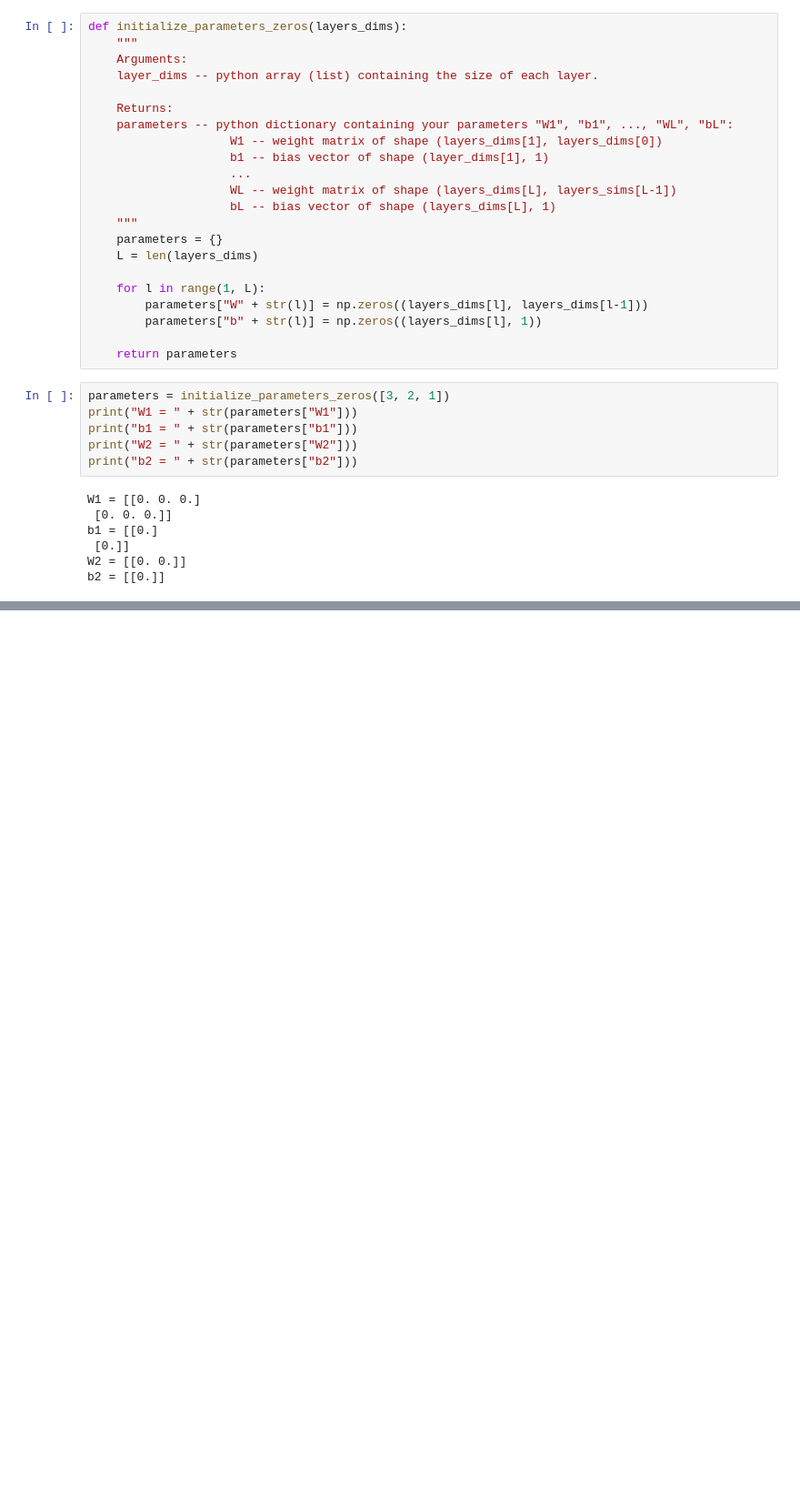
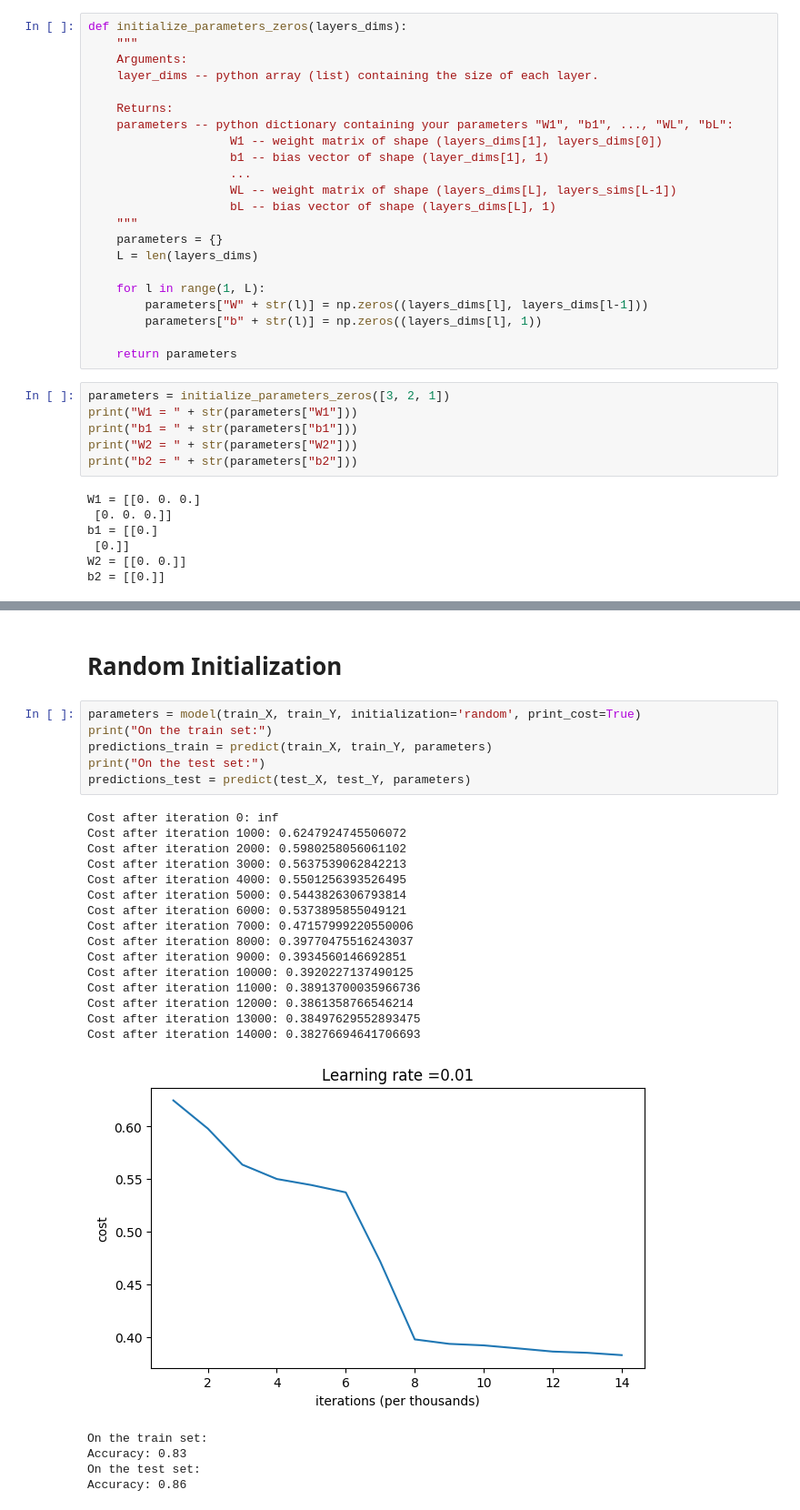
Before and after one commit to nevilleajim/deep_learning_tutorials, a Jupyter notebook: C2 - Improving Deep Neural Neural Networks/week 1/Initialization/initialization.ipynb, the cells around one changed output, grey strips where cells are left out. Shown at 91% size. Cells and saved outputs as stored; diff of their text form; blank space fills up the shorter version.

```diff
--- a/C2 - Improving Deep Neural Neural Networks/week 1/Initialization/initialization.ipynb
+++ b/C2 - Improving Deep Neural Neural Networks/week 1/Initialization/initialization.ipynb
@@ -102,0 +236,29 @@ def model(X, Y, learning_rate = 0.01, num_iterations = 15000, print_cost = False
+# %% [markdown]
+# Random Initialization
+# %%
+parameters = model(train_X, train_Y, initialization='random', print_cost=True)
+print("On the train set:")
+predictions_train = predict(train_X, train_Y, parameters)
+print("On the test set:")
+predictions_test = predict(test_X, test_Y, parameters)
+# %% [output]
+Cost after iteration 0: inf
+Cost after iteration 1000: 0.6247924745506072
+Cost after iteration 2000: 0.5980258056061102
+Cost after iteration 3000: 0.5637539062842213
+Cost after iteration 4000: 0.5501256393526495
+Cost after iteration 5000: 0.5443826306793814
+Cost after iteration 6000: 0.5373895855049121
+Cost after iteration 7000: 0.47157999220550006
+Cost after iteration 8000: 0.39770475516243037
+Cost after iteration 9000: 0.3934560146692851
+Cost after iteration 10000: 0.3920227137490125
+Cost after iteration 11000: 0.38913700035966736
+Cost after iteration 12000: 0.3861358766546214
+Cost after iteration 13000: 0.38497629552893475
+Cost after iteration 14000: 0.38276694641706693
+[figure, added]
+On the train set:
+Accuracy: 0.83
+On the test set:
+Accuracy: 0.86
```
Also changed, not shown: parts of 16 cells of this notebook, 1 other file.
